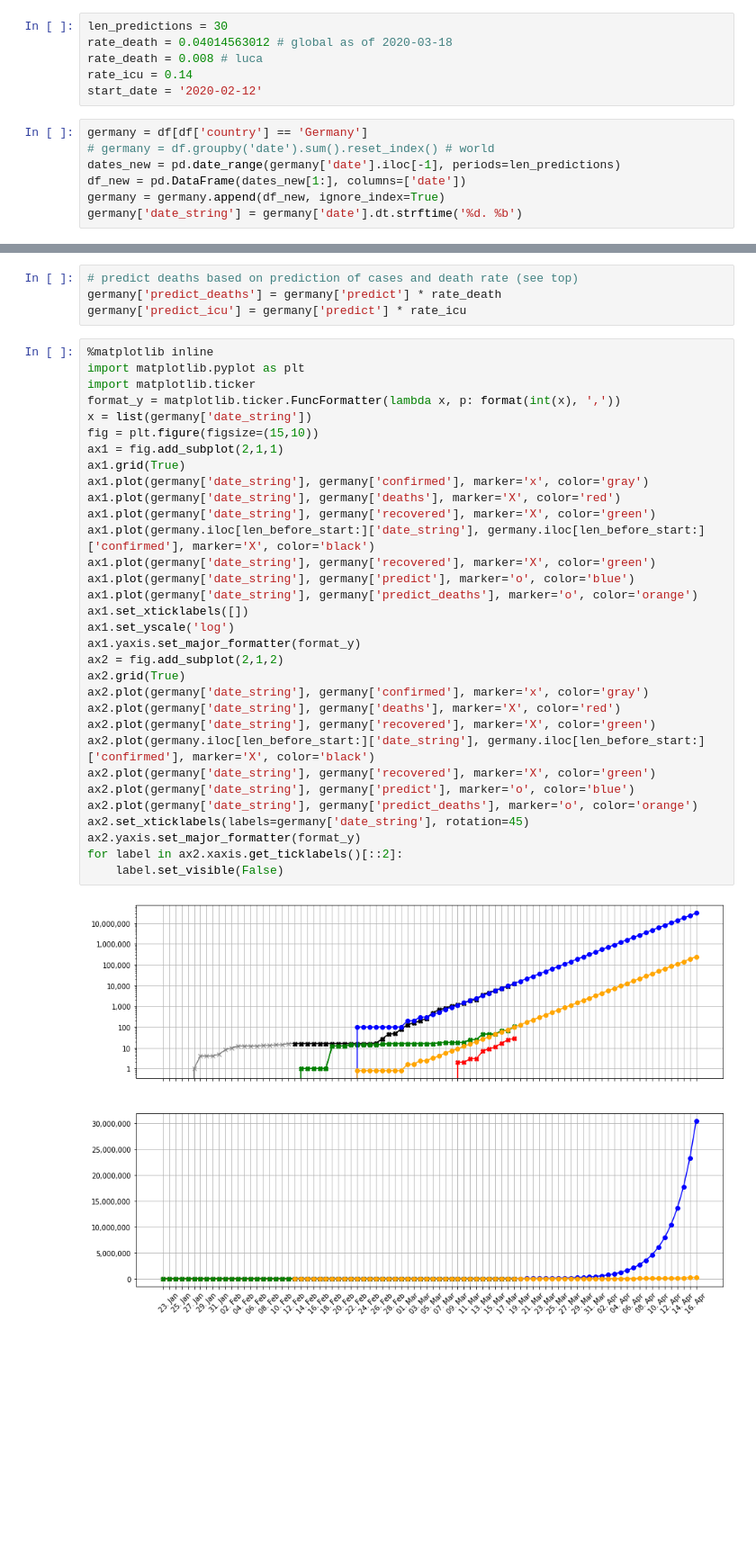
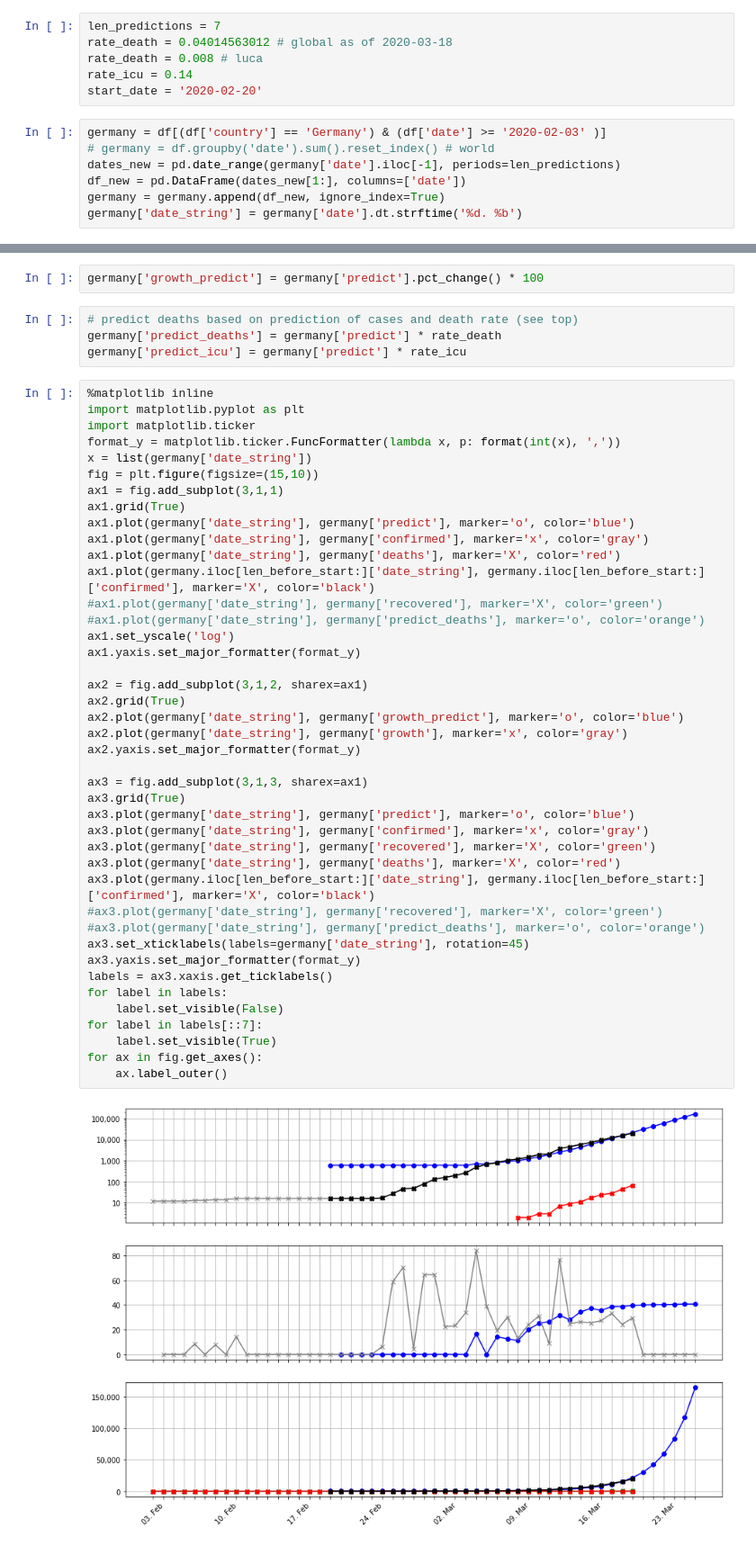
Before and after one commit to moritzknorr/corona, a Jupyter notebook: 02 Predict.ipynb, the cells around one changed output, grey strips where cells are left out. Shown at 90% size. Saved outputs shown, nothing was run; the diff lists cells and outputs as text; blank space fills up the shorter version.

```diff
--- a/02 Predict.ipynb
+++ b/02 Predict.ipynb
@@ -4,13 +4,13 @@ pd.options.display.float_format = '{0:,.0f}'.format
 pd.options.display.max_rows = 20
 pd.options.display.max_rows = 100
 # %%
-len_predictions = 30
+len_predictions = 7
 rate_death = 0.04014563012 # global as of 2020-03-18
 rate_death = 0.008 # luca
 rate_icu = 0.14
-start_date = '2020-02-12'
+start_date = '2020-02-20'
 # %%
-germany = df[df['country'] == 'Germany']
+germany = df[(df['country'] == 'Germany') & (df['date'] >= '2020-02-03' )]
 # germany = df.groupby('date').sum().reset_index() # world
 dates_new = pd.date_range(germany['date'].iloc[-1], periods=len_predictions)
 df_new = pd.DataFrame(dates_new[1:], columns=['date'])
@@ -45,6 +43,8 @@ for i in range(len_after_start+len_predictions):
     prediction = 0 if prediction < 0 else round(prediction, -2)
     predict.append(prediction)
 germany = germany.join(pd.DataFrame(enumerate(predict, len_before_start), columns=['id', 'predict']).set_index('id'))
+# %%
+germany['growth_predict'] = germany['predict'].pct_change() * 100
 # %%
 # predict deaths based on prediction of cases and death rate (see top)
 germany['predict_deaths'] = germany['predict'] * rate_death
@@ -52,37 +52,47 @@ germany['predict_icu'] = germany['predict'] * rate_icu
 # %%
 %matplotlib inline
 import matplotlib.pyplot as plt
 import matplotlib.ticker
 format_y = matplotlib.ticker.FuncFormatter(lambda x, p: format(int(x), ','))
 x = list(germany['date_string'])
 fig = plt.figure(figsize=(15,10))
-ax1 = fig.add_subplot(2,1,1)
+ax1 = fig.add_subplot(3,1,1)
 ax1.grid(True)
+ax1.plot(germany['date_string'], germany['predict'], marker='o', color='blue')
 ax1.plot(germany['date_string'], germany['confirmed'], marker='x', color='gray')
 ax1.plot(germany['date_string'], germany['deaths'], marker='X', color='red')
-ax1.plot(germany['date_string'], germany['recovered'], marker='X', color='green')
 ax1.plot(germany.iloc[len_before_start:]['date_string'], germany.iloc[len_before_start:]['confirmed'], marker='X', color='black')
-ax1.plot(germany['date_string'], germany['recovered'], marker='X', color='green')
-ax1.plot(germany['date_string'], germany['predict'], marker='o', color='blue')
-ax1.plot(germany['date_string'], germany['predict_deaths'], marker='o', color='orange')
-ax1.set_xticklabels([])
+#ax1.plot(germany['date_string'], germany['recovered'], marker='X', color='green')
+#ax1.plot(germany['date_string'], germany['predict_deaths'], marker='o', color='orange')
 ax1.set_yscale('log')
 ax1.yaxis.set_major_formatter(format_y)
-ax2 = fig.add_subplot(2,1,2)
+
+ax2 = fig.add_subplot(3,1,2, sharex=ax1)
 ax2.grid(True)
-ax2.plot(germany['date_string'], germany['confirmed'], marker='x', color='gray')
-ax2.plot(germany['date_string'], germany['deaths'], marker='X', color='red')
-ax2.plot(germany['date_string'], germany['recovered'], marker='X', color='green')
-ax2.plot(germany.iloc[len_before_start:]['date_string'], germany.iloc[len_before_start:]['confirmed'], marker='X', color='black')
-ax2.plot(germany['date_string'], germany['recovered'], marker='X', color='green')
-ax2.plot(germany['date_string'], germany['predict'], marker='o', color='blue')
-ax2.plot(germany['date_string'], germany['predict_deaths'], marker='o', color='orange')
-ax2.set_xticklabels(labels=germany['date_string'], rotation=45)
+ax2.plot(germany['date_string'], germany['growth_predict'], marker='o', color='blue')
+ax2.plot(germany['date_string'], germany['growth'], marker='x', color='gray')
 ax2.yaxis.set_major_formatter(format_y)
-for label in ax2.xaxis.get_ticklabels()[::2]:
+
+ax3 = fig.add_subplot(3,1,3, sharex=ax1)
+ax3.grid(True)
+ax3.plot(germany['date_string'], germany['predict'], marker='o', color='blue')
+ax3.plot(germany['date_string'], germany['confirmed'], marker='x', color='gray')
+ax3.plot(germany['date_string'], germany['recovered'], marker='X', color='green')
+ax3.plot(germany['date_string'], germany['deaths'], marker='X', color='red')
+ax3.plot(germany.iloc[len_before_start:]['date_string'], germany.iloc[len_before_start:]['confirmed'], marker='X', color='black')
+#ax3.plot(germany['date_string'], germany['recovered'], marker='X', color='green')
+#ax3.plot(germany['date_string'], germany['predict_deaths'], marker='o', color='orange')
+ax3.set_xticklabels(labels=germany['date_string'], rotation=45)
+ax3.yaxis.set_major_formatter(format_y)
+labels = ax3.xaxis.get_ticklabels()
+for label in labels:
     label.set_visible(False)
+for label in labels[::7]:
+    label.set_visible(True)
+for ax in fig.get_axes():
+    ax.label_outer()
 # %% [output]
-[figure, old version]
+[figure, new version]
 # %%
 germany.iloc[-len_predictions-5:]
 # %% [output]
```
Also changed, not shown: parts of 3 cells of this notebook, 5 other files.
